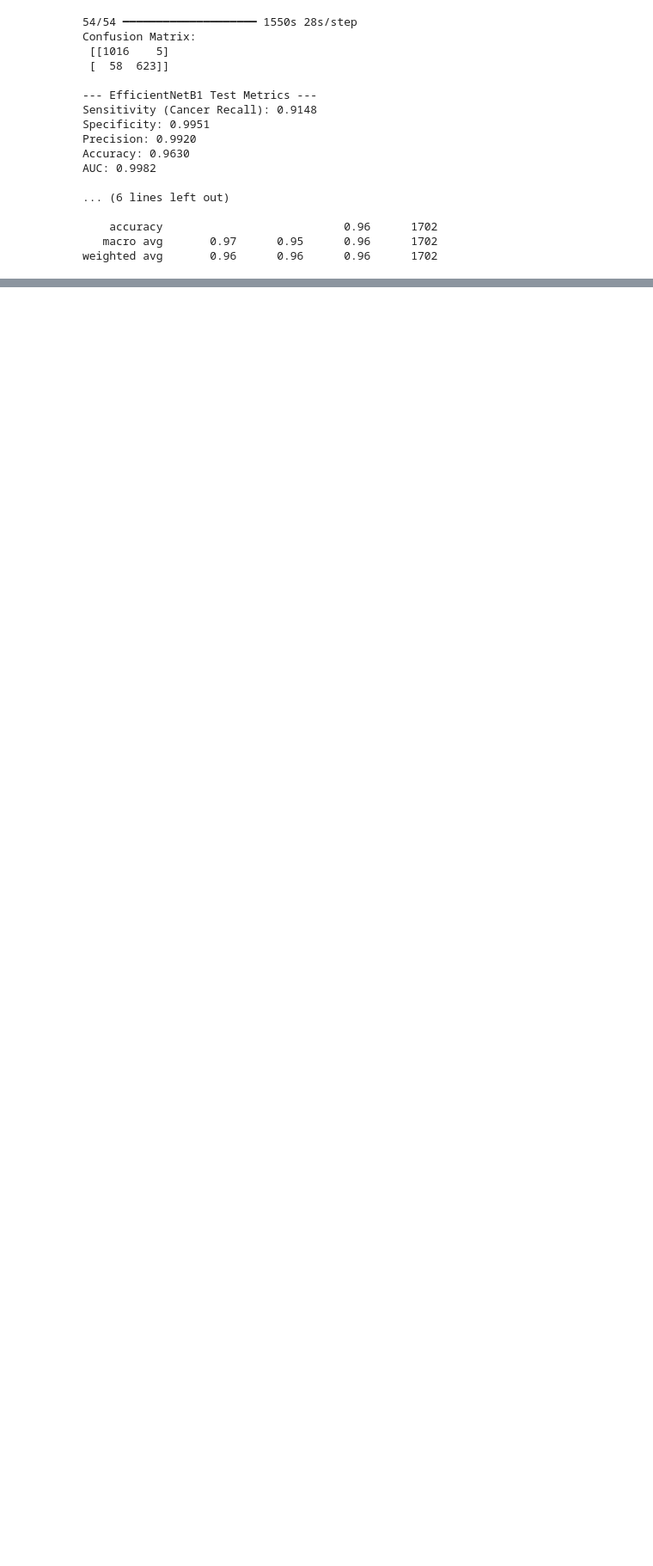
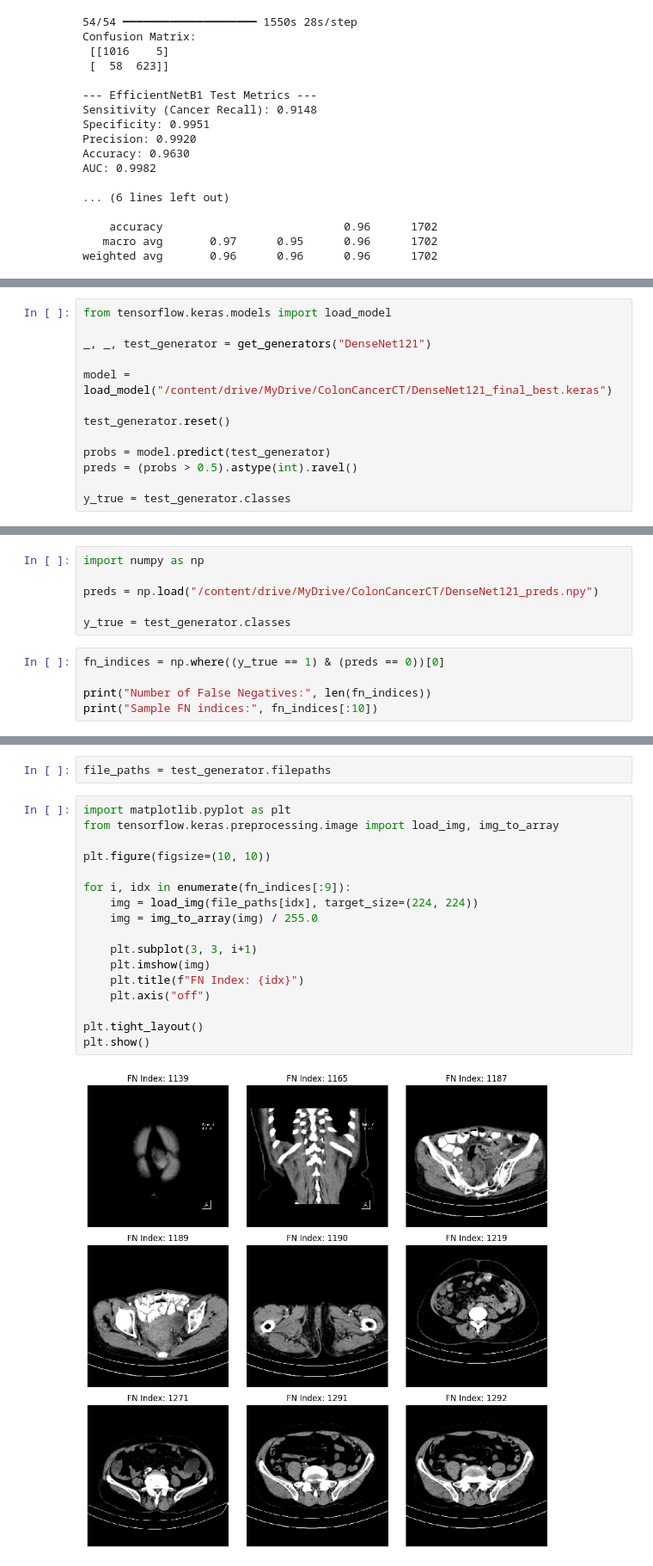
Before and after one commit to sai2pavan/colon-cancer-detection, a Jupyter notebook: colon_cancer_detection.ipynb, the cells around one changed output, grey strips where cells are left out. Shown at 86% size. Cells and saved outputs as stored; diff of their text form; blank space fills up the shorter version.

```diff
--- a/colon_cancer_detection.ipynb
+++ b/colon_cancer_detection.ipynb
@@ -1121,0 +1056,13 @@ plt.show()
+# %%
+from tensorflow.keras.models import load_model
+
+_, _, test_generator = get_generators("DenseNet121")
+
+model = load_model("/content/drive/MyDrive/ColonCancerCT/DenseNet121_final_best.keras")
+
+test_generator.reset()
+
+probs = model.predict(test_generator)
+preds = (probs > 0.5).astype(int).ravel()
+
+y_true = test_generator.classes
@@ -1121,0 +1080,11 @@ plt.show()
+# %%
+import numpy as np
+
+preds = np.load("/content/drive/MyDrive/ColonCancerCT/DenseNet121_preds.npy")
+
+y_true = test_generator.classes
+# %%
+fn_indices = np.where((y_true == 1) & (preds == 0))[0]
+
+print("Number of False Negatives:", len(fn_indices))
+print("Sample FN indices:", fn_indices[:10])
@@ -1121,0 +1094,21 @@ plt.show()
+# %%
+file_paths = test_generator.filepaths
+# %%
+import matplotlib.pyplot as plt
+from tensorflow.keras.preprocessing.image import load_img, img_to_array
+
+plt.figure(figsize=(10, 10))
+
+for i, idx in enumerate(fn_indices[:9]):
+    img = load_img(file_paths[idx], target_size=(224, 224))
+    img = img_to_array(img) / 255.0
+
+    plt.subplot(3, 3, i+1)
+    plt.imshow(img)
+    plt.title(f"FN Index: {idx}")
+    plt.axis("off")
+
+plt.tight_layout()
+plt.show()
+# %% [output]
+[figure, added]
```
Also changed, not shown: parts of 82 cells of this notebook.
